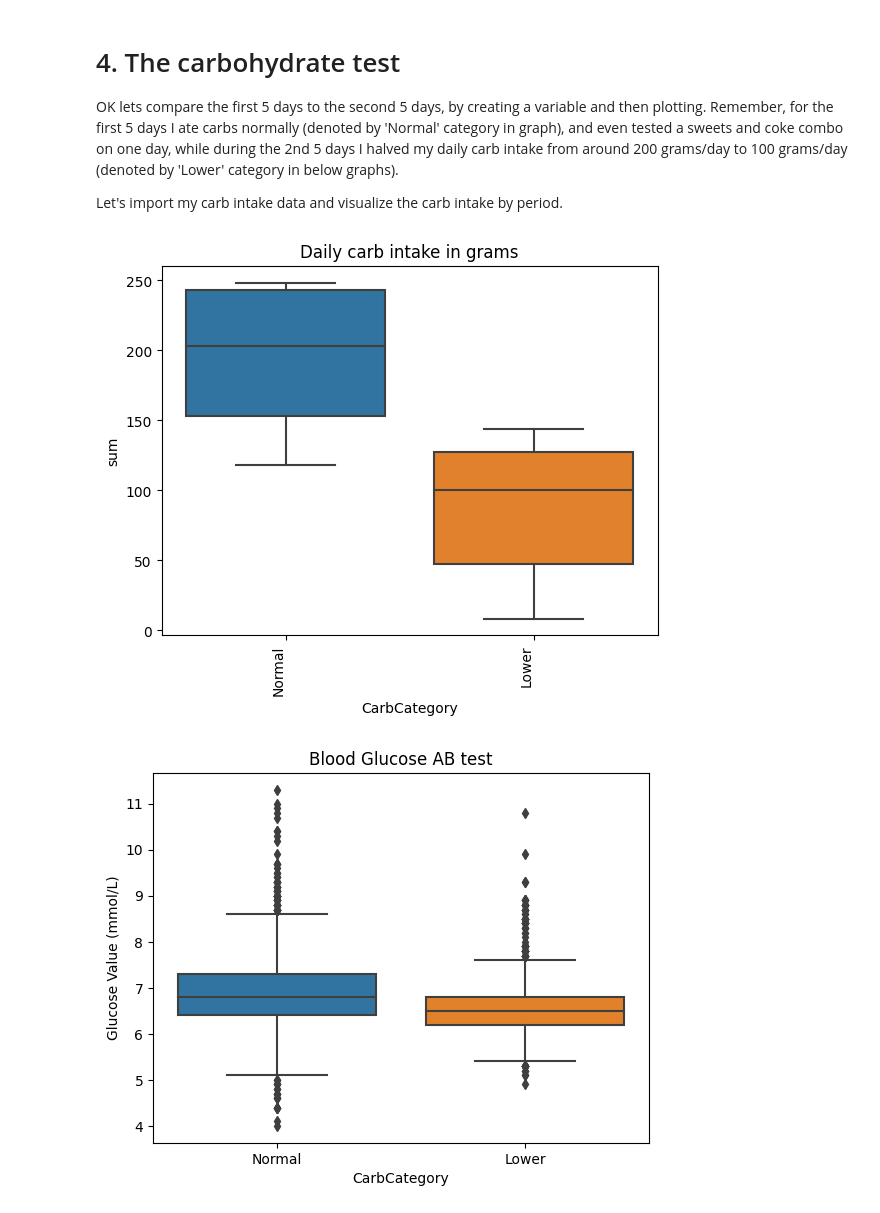
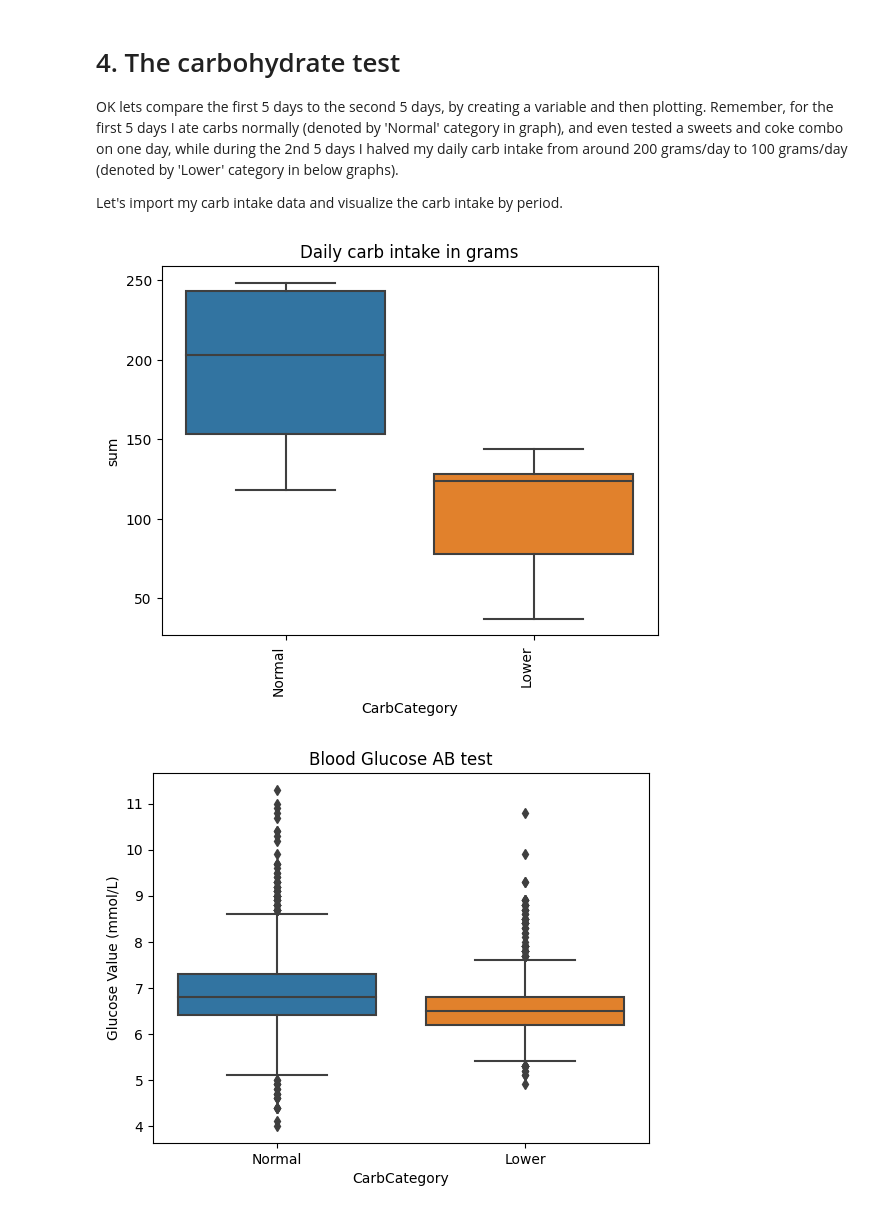
Before and after one commit to Usul1980/Dexcom-G7-analysis, a Jupyter notebook: dexcom-g7-cgm-vs-carbs-vs-exercise.ipynb, the cells around one changed output. Saved outputs shown, nothing was run; the diff lists cells and outputs as text; code cells hidden in the pictures.

Commit message:
Kaggle Notebook | DexcomG7 cgm vs carbs & Satiety Index | Version 10

```diff
--- a/dexcom-g7-cgm-vs-carbs-vs-exercise.ipynb
+++ b/dexcom-g7-cgm-vs-carbs-vs-exercise.ipynb
@@ -116,18 +116,21 @@ OK lets compare the first 5 days to the second 5 days, by creating a variable an
 Let's import my carb intake data and visualize the carb intake by period.
 # %%
 diet = pd.read_csv('/kaggle/input/food-and-satiety-index/food_glucose_data.csv')
+
+diet = diet[diet['date'] !='09/02/2025']
 agg_diet = diet.groupby(['date'])['carbs'].agg(['sum']).reset_index()
 
 agg_diet['date'] = pd.Categorical(agg_diet['date'], ['31/01/2025','01/02/2025','02/02/2025','03/02/2025','04/02/2025','05/02/2025','06/02/2025','07/02/2025','08/02/2025','09/02/2025'])
 agg_diet = agg_diet.sort_values(by='date')
 
 agg_diet['date'] = agg_diet['date'].astype(str)
 agg_diet['CarbCategory'] = np.where(agg_diet['date'] <= '04/02/2025','Normal','Lower')
-sns.boxplot(x=agg_diet['CarbCategory'].sort_values(ascending=False),y=agg_diet['sum'])
+agg_diet_ = agg_diet[agg_diet['date'] != '09/02/2025']
+sns.boxplot(x=agg_diet_['CarbCategory'].sort_values(ascending=False),y=agg_diet_['sum'])
 plt.title('Daily carb intake in grams');
 plt.xticks(rotation=90, ha='right');
 # %% [output]
-[figure, old version]
+[figure, new version]
 # %%
 glucose['Date'] = glucose['Date'].astype(str)
 glucose['CarbCategory'] = np.where(glucose['Date'] <= '2025-02-04','Normal','Lower')
```
Also changed, not shown: parts of 27 cells of this notebook.
